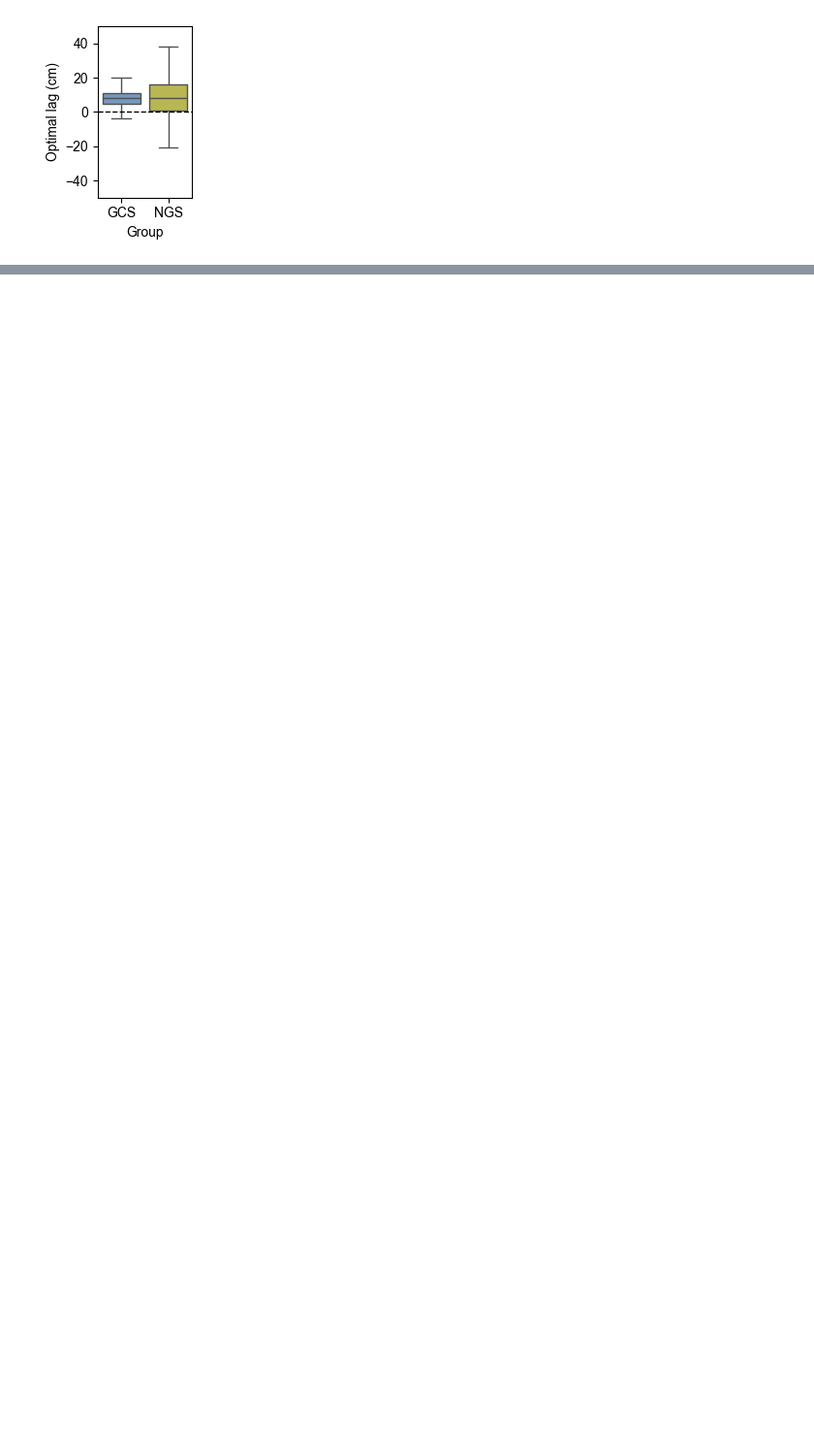
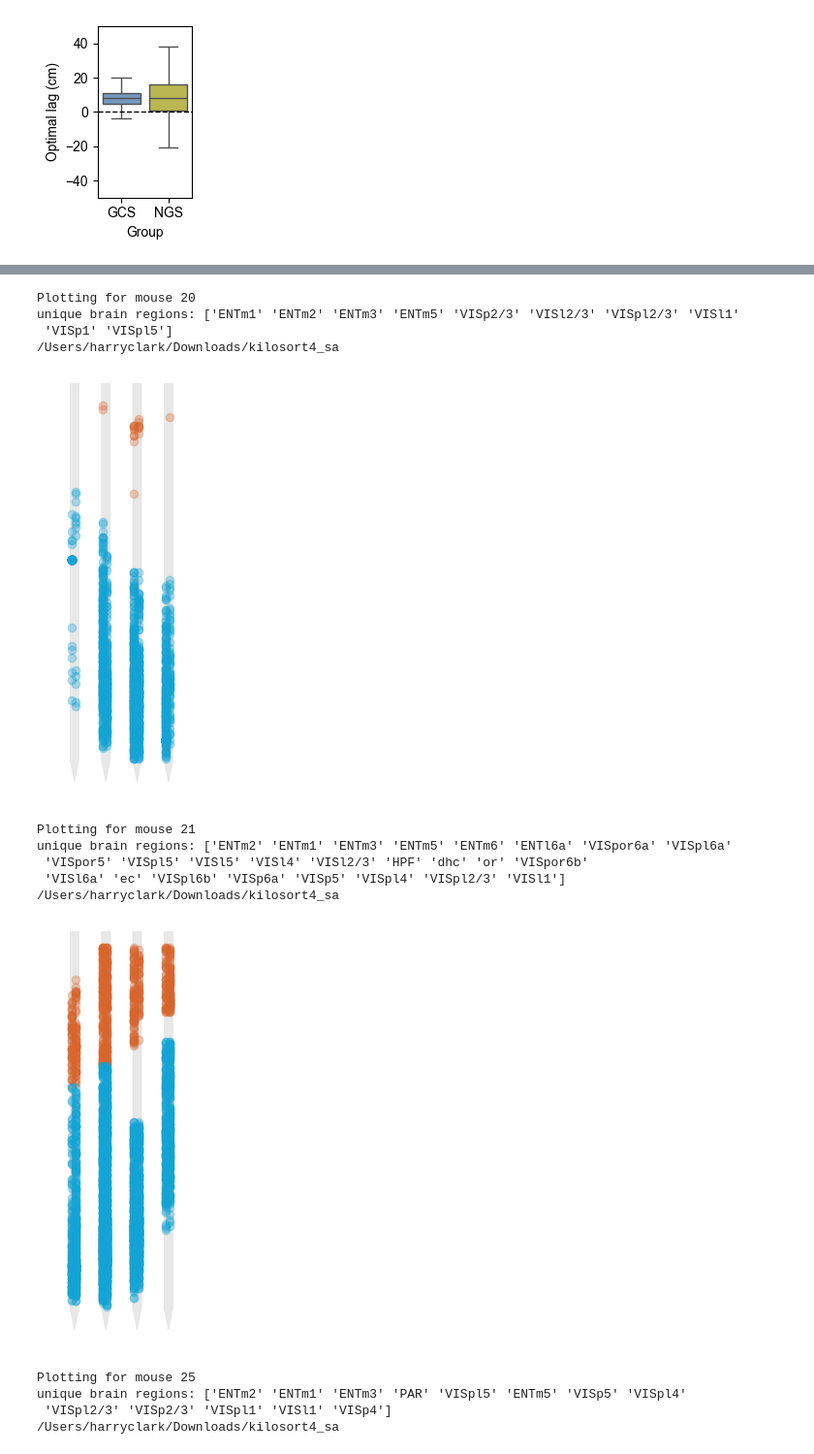
Before and after one commit to HDClark94/spatial-manifolds, a Jupyter notebook: scripts/figures/SUPP_CELL_LOCATIONS.ipynb, the cells around one changed output, grey strips where cells are left out. Shown: that part at 97% size. Saved outputs shown, nothing was run; the diff lists cells and outputs as text; code cells hidden in the pictures; blank space fills up the shorter version.

```diff
--- a/scripts/figures/SUPP_CELL_LOCATIONS.ipynb
+++ b/scripts/figures/SUPP_CELL_LOCATIONS.ipynb
@@ -259,16 +216,0 @@ plt.show()
-# %%
-from matplotlib.colors import TwoSlopeNorm
-norm = TwoSlopeNorm(vmin=-50, vcenter=0, vmax=50)
-
-fig, ax = plt.subplots(ncols=1, nrows=1, figsize=(2.7,2.7))
-scatter = ax.scatter(ngs_['coord_SCs_x']*-1, ngs_['coord_SCs_y'], c=ngs_['optimal_travel_lag'], alpha=0.3, s=10, cmap='coolwarm', norm=norm)
-ax.scatter(gcs_['coord_SCs_x']*-1, gcs_['coord_SCs_y'], c=gcs_['optimal_travel_lag'], alpha=0.3, s=10, cmap='coolwarm', norm=norm)
-ax.set_xlabel(f'Cluster location ML (um)')
-ax.set_ylabel(f'Cluster location DV (um)')
-ax.set_xlim(2500, 4000)
-ax.set_ylim(500, 5000)
-ax.invert_yaxis()
-cbar = fig.colorbar(scatter, ax=ax, label='Optimal spatial lag (cm)')
-plt.show()
-
-fig, ax = plt.subplots(ncols=2, nrows=2, figsize=(4,4), width_ratios=[1,0.3], height_ratios=[0.3,1], sharex='col', sharey='row')
@@ -278,11 +216,0 @@ fig, ax = plt.subplots(ncols=2, nrows=2, figsize=(4,4), width_ratios=[1,0.3], he
-# %%
-fig, ax = plt.subplots(ncols=1, nrows=1, figsize=(2,3))
-scatter = ax.scatter(ngs_['coord_SCs_z'], ngs_['coord_SCs_y'], c=ngs_['optimal_travel_lag'], alpha=0.3, s=10, cmap='coolwarm', norm=norm)
-ax.scatter(gcs_['coord_SCs_z'], gcs_['coord_SCs_y'], c=gcs_['optimal_travel_lag'], alpha=0.3, s=10, cmap='coolwarm', norm=norm)
-ax.set_xlabel(f'Cluster location AP (um)')
-ax.set_ylabel(f'Cluster location DV (um)')
-ax.set_xlim(3500, 4750)
-ax.set_ylim(500, 5000)
-ax.invert_yaxis()
-cbar = fig.colorbar(scatter, ax=ax, label='Optimal spatial lag (cm)')
-plt.show()
@@ -298,0 +234,32 @@ len(gcs_)
+# %%
+for mouse in [20,21,25,26,27,28,29]:
+    print(f'Plotting for mouse {mouse}')
+    print('unique brain regions:', all_[all_['mouse'] == mouse]['brain_region'].unique())
+    mouse_all = all_[all_['mouse'] == mouse]
+    mouse_vis = mouse_all[mouse_all['brain_region'].str.contains('VIS|APr')]
+    mouse_ent = mouse_all[mouse_all['brain_region'].str.contains('ENT')]
+    mouse_par = mouse_all[mouse_all['brain_region'].str.contains('PAR')]
+    mouse_cere = mouse_all[mouse_all['brain_region'].str.contains('PFL|FL|SIM|root|mcp|CUL')]
+    fig, ax = plt.subplots(ncols=1, nrows=1, figsize=(2, 8), squeeze=False)
+    plot_NP2_probe(ax[0,0], sorting_analyzer_path='/Users/harryclark/Downloads/kilosort4_sa')
+    ax[0,0].scatter(mouse_vis['probe_x'], mouse_vis['probe_y'], color="#D8652C", alpha=0.3)
+    ax[0,0].scatter(mouse_ent['probe_x'], mouse_ent['probe_y'], color="#13A4D5", alpha=0.3)
+    ax[0,0].scatter(mouse_par['probe_x'], mouse_par['probe_y'], color="#003590", alpha=0.3)
+    ax[0,0].scatter(mouse_cere['probe_x'], mouse_cere['probe_y'], color="#B7BCA6", alpha=0.3)
+    plt.show()
+# %% [output]
+Plotting for mouse 20
+unique brain regions: ['ENTm1' 'ENTm2' 'ENTm3' 'ENTm5' 'VISp2/3' 'VISl2/3' 'VISpl2/3' 'VISl1'
+ 'VISp1' 'VISpl5']
+/Users/harryclark/Downloads/kilosort4_sa
+[figure, added]
+Plotting for mouse 21
+unique brain regions: ['ENTm2' 'ENTm1' 'ENTm3' 'ENTm5' 'ENTm6' 'ENTl6a' 'VISpor6a' 'VISpl6a'
+ 'VISpor5' 'VISpl5' 'VISl5' 'VISl4' 'VISl2/3' 'HPF' 'dhc' 'or' 'VISpor6b'
+ 'VISl6a' 'ec' 'VISpl6b' 'VISp6a' 'VISp5' 'VISpl4' 'VISpl2/3' 'VISl1']
+/Users/harryclark/Downloads/kilosort4_sa
+[figure, added]
+Plotting for mouse 25
+unique brain regions: ['ENTm2' 'ENTm1' 'ENTm3' 'PAR' 'VISpl5' 'ENTm5' 'VISp5' 'VISpl4'
+ 'VISpl2/3' 'VISp2/3' 'VISpl1' 'VISl1' 'VISp4']
+/Users/harryclark/Downloads/kilosort4_sa
```
Also changed, not shown: parts of 14 cells of this notebook, 4 other files.
